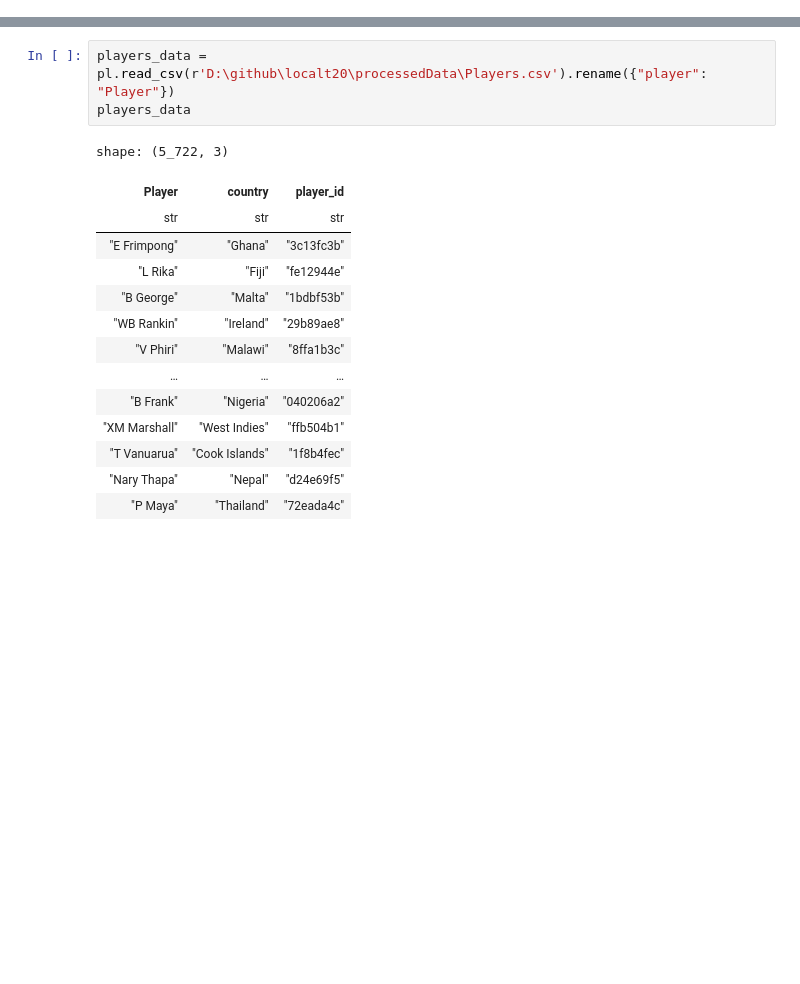
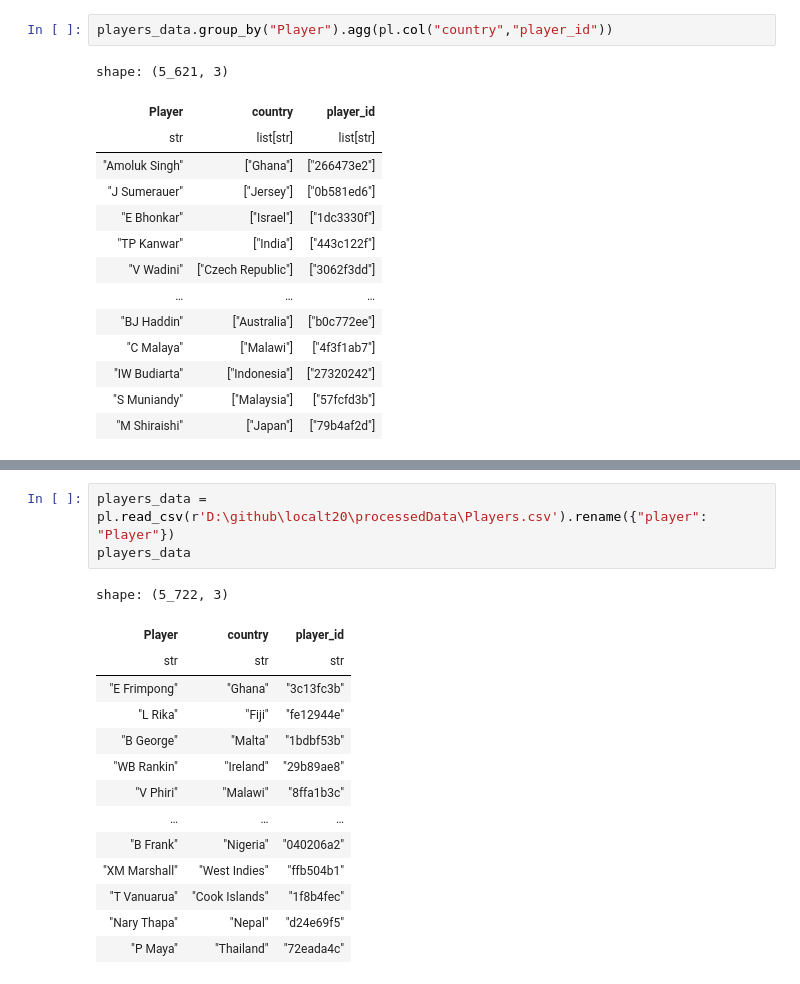
Before and after one commit to Salman-shaik116/localt20, a Jupyter notebook: notebooks/preprocessiong/battingdata.ipynb, the cells around one changed output, grey strips where cells are left out. Drawn from its saved outputs; the diff is of its cells as text; blank space fills up the shorter version.

```diff
--- a/notebooks/preprocessiong/battingdata.ipynb
+++ b/notebooks/preprocessiong/battingdata.ipynb
@@ -96,0 +104,17 @@ shape: (4_100, 4)
+# %%
+players_data.group_by("Player").agg(pl.col("country","player_id"))
+# %% [output]
+shape: (5_621, 3)
+| Player | country | player_id |
+| str | list[str] | list[str] |
+| "Amoluk Singh" | ["Ghana"] | ["266473e2"] |
+| "J Sumerauer" | ["Jersey"] | ["0b581ed6"] |
+| "E Bhonkar" | ["Israel"] | ["1dc3330f"] |
+| "TP Kanwar" | ["India"] | ["443c122f"] |
+| "V Wadini" | ["Czech Republic"] | ["3062f3dd"] |
+| … | … | … |
+| "BJ Haddin" | ["Australia"] | ["b0c772ee"] |
+| "C Malaya" | ["Malawi"] | ["4f3f1ab7"] |
+| "IW Budiarta" | ["Indonesia"] | ["27320242"] |
+| "S Muniandy" | ["Malaysia"] | ["57fcfd3b"] |
+| "M Shiraishi" | ["Japan"] | ["79b4af2d"] |
```
Also changed, not shown: parts of 11 cells of this notebook, 5 other files.
